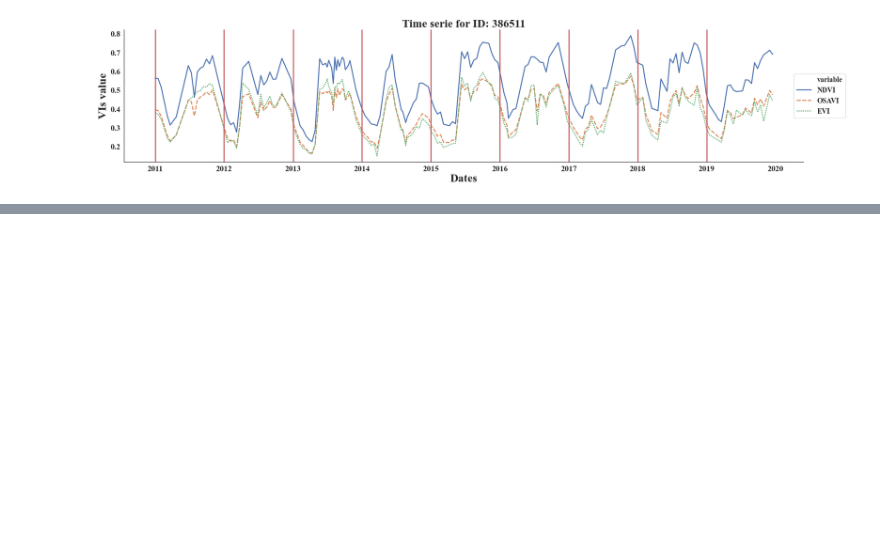
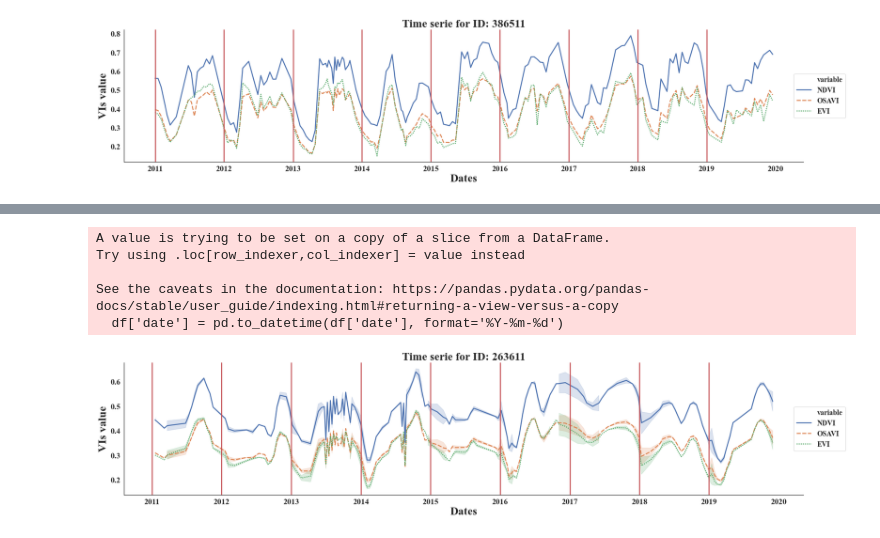
Before and after one commit to frandak2/IDB-project-with-RS, a Jupyter notebook: notebooks/Trends fig.ipynb, the cells around one changed output, grey strips where cells are left out. Saved outputs shown, nothing was run; the diff lists cells and outputs as text; code cells hidden in the pictures; blank space fills up the shorter version.

Commit message:
smooth data

```diff
--- a/notebooks/Trends fig.ipynb
+++ b/notebooks/Trends fig.ipynb
@@ -136,0 +180,21 @@ with PdfPages('kde.pdf') as pdf_pages:
+# %%
+df = alldb[["NDVI","OSAVI","EVI","NWVI","ID","date"]]
+df['date'] = pd.to_datetime(df['date'], format='%Y-%m-%d')
+
+ID = np.unique(df.ID)
+df1 = df[df.ID==ID[100]]
+
+smootdf = df1[["NDVI","OSAVI","EVI","NWVI"]]
+copydf = smootdf.copy()
+smootdf = smootdf.apply(lambda x: signal.savgol_filter(x,15, 5, mode='nearest'),0,result_type='broadcast')
+smootdf
+
+df_c = pd.concat([df1[["ID","date"]].reset_index(drop=True), smootdf.reset_index(drop=True)], axis=1)
+df_c
+melt_smooth = df_c.melt(["date","ID"], ["NDVI","OSAVI","EVI"] )
+# %% [output]
+A value is trying to be set on a copy of a slice from a DataFrame.
+Try using .loc[row_indexer,col_indexer] = value instead
+
+See the caveats in the documentation: https://pandas.pydata.org/pandas-docs/stable/user_guide/indexing.html#returning-a-view-versus-a-copy
+  df['date'] = pd.to_datetime(df['date'], format='%Y-%m-%d')
@@ -136,0 +203,18 @@ with PdfPages('kde.pdf') as pdf_pages:
+# %%
+p = sns.lineplot('date', 'value', hue='variable', style='variable',
+             data=melt_smooth)
+p.set(xlabel='Dates', ylabel='VIs value',title="Time serie for ID: " + str(df1.ID.iloc[0])) #+  str(df1.date.iloc[0][0:4])
+# p.set_xticklabels(p.get_xticklabels(),rotation=30, horizontalalignment='right')
+
+handles, labels = p.get_legend_handles_labels()
+lgd = dict(zip(labels, handles))
+p.legend(lgd.values(), lgd.keys(),loc='center left', bbox_to_anchor=(0.98, 0.5), ncol=1)
+sns.despine()
+for inside  in DATE.inside:
+    p.axvline(inside,color='r',label="start year")
+# # p.xticks(rotation=45)
+# p.tick_params(axis='x', labelrotation=90)
+figure = p.get_figure()
+# figure.savefig('Data_IDB/trends/TS_all-386511.png', dpi=600)
+# %% [output]
+[figure, added]
```
Also changed, not shown: parts of 10 cells of this notebook, 2 other files.
